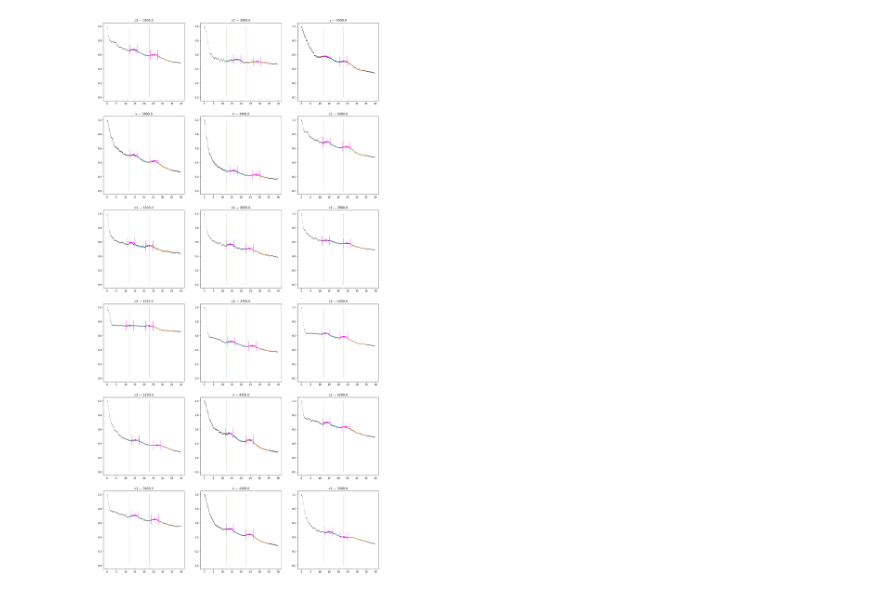
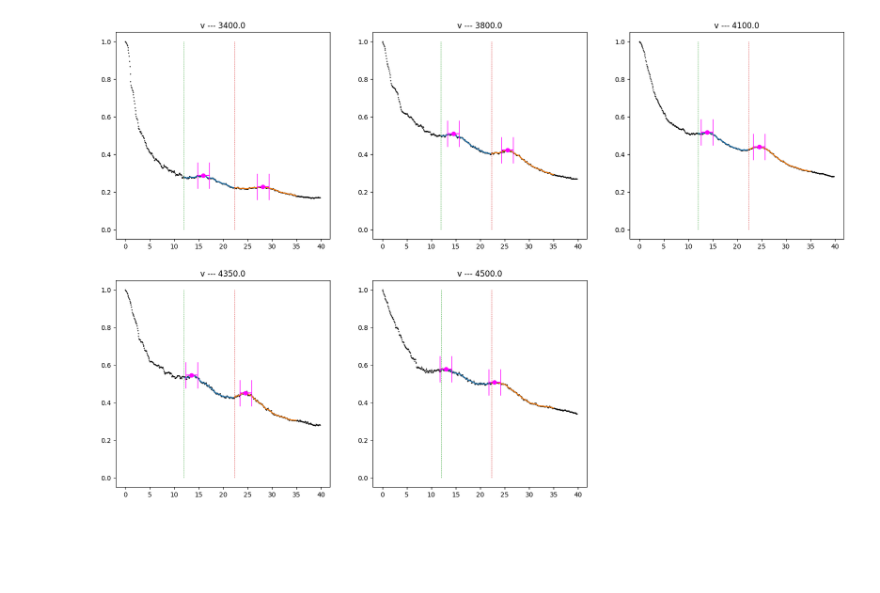
Before and after one commit to carmelo-palazzo/Analisi_Dati_DOP, a Jupyter notebook: codice_chenka_2.ipynb, the cells around one changed output. Drawn from its saved outputs; the diff is of its cells as text; code cells hidden in the pictures; blank space fills up the shorter version.

```diff
--- a/codice_chenka_2.ipynb
+++ b/codice_chenka_2.ipynb
@@ -9,7 +9,7 @@ import matplotlib.image as mpimg
 import os
 # %%
 #DEFINIZIONI
-percorso="/Users/carmelo/Desktop/Università/III ANNO/Lab di Fisica Moderna/Esperienze/Dualismo_Onda-Particella/Analisi_Dati/immagini/"
+percorso="C:/Users/vince/Desktop/esperienza_laboratorio_DOP/immagini/"
 # %%
 #DEFINIZIONE FUNZIONE ANALISI
 
@@ -87,13 +87,13 @@ def analisi(nome_file):
     somma_fold=somma_dx+somma_sx
     somma_fold=somma_fold/max(somma_fold)
 
-    #plot del risultato
+    '''    #plot del risultato
     plt.title(voltaggio_text+' Volt ---'+' Set '+set_text)
     plt.plot(R_Mesh[:R_centro], somma_fold)
-    plt.ylim(0,1)
+    plt.ylim(0,1)'''
 
 
-    return R_Mesh[:R_centro], somma_fold, voltaggio, set_text, pixel_in_mm
+    return R_Mesh[:R_centro], somma_fold, voltaggio, set_text, pixel_in_mm, cut_matrice_bn, R_centro, C_centro
 
 #RITORNA TUTTO QUELLO CHE SERVE PER PLOTTARE
 # %%
@@ -104,7 +104,7 @@ risultati={}
 for nome_file in os.listdir(percorso):
     risultati[nome_file]={}
 
-    x, y, v, s, c = analisi(nome_file)
+    x, y, v, s, c, M, RC, CC = analisi(nome_file)
 
     risultati[nome_file]['R_Mesh']=x
     risultati[nome_file]['Fold']=y
@@ -112,5 +112,13 @@ for nome_file in os.listdir(percorso):
     risultati[nome_file]['Set']=s
     risultati[nome_file]['Pixel_in_mm']=c
 
-    plt.show()
+    risultati[nome_file]['Matrice']=M
+    risultati[nome_file]['Riga_Centro']=RC
+    risultati[nome_file]['Colonna_Centro']=CC
+
+    if s=='v':
+        plt.title(str(v)+' Volt ---'+' Set '+s)
+        plt.plot(x, y)
+        plt.ylim(0,1)
+        plt.show()
 # %% [output]
@@ -173,63 +203,63 @@ def media_mobile_conv(y, finestra):
 # %%
 #LOCALIZZAZIONE GRAFICA DEI MASSIMI
 
 #DEFINIZIONI ARBITRARIE (GRAFICHE):
 i=0
 retta_1=12
-retta_2=22.7
-err=2
+retta_2=22.3
+err=1.2
 
 #apertura figura
 plt.figure(figsize=(20,40), dpi=100)
 
 #ciclo for su tutti i dati
 for file in risultati:
+        if risultati[file]['Set']=='v':
+                #trimming dei dati e conversione delle x in mm
+                x=risultati[file]['R_Mesh'][:-2]
+                x=x*risultati[file]['Pixel_in_mm']
+                y=risultati[file]['Fold'][:-2]
+                #array di y passato sotto la media mobile
+                y_med=media_mobile_conv(y, 9)
 
-    #trimming dei dati e conversione delle x in mm
-    x=risultati[file]['R_Mesh'][:-2]
-    x=x*risultati[file]['Pixel_in_mm']
-    y=risultati[file]['Fold'][:-2]
-    #array di y passato sotto la media mobile
-    y_med=media_mobile_conv(y, 9)
+                #fette di dati tra le rette di soglia definite arbitrariamente
+                cut_1_x, cut_1_y = taglia_dati(x, y_med, retta_1, retta_2)
+                cut_2_x, cut_2_y = taglia_dati(x, y_med, retta_2, 35)
 
-    #fette di dati tra le rette di soglia definite arbitrariamente
-    cut_1_x, cut_1_y = taglia_dati(x, y_med, retta_1, retta_2)
-    cut_2_x, cut_2_y = taglia_dati(x, y_med, retta_2, 35)
+                #immagine
+                plt.subplot(6,3,i+1)
+                plt.title(risultati[file]['Set']+' --- '+str(risultati[file]['Voltaggio']))
 
-    #immagine
-    plt.subplot(6,3,i+1)
-    plt.title(risultati[file]['Set']+' --- '+str(risultati[file]['Voltaggio']))
+                #dati originari
+                plt.scatter(x,
+                        y,
+                        s=.5,
+                        c='black')
 
-    #dati originari
-    plt.scatter(x,
-                y,
-                s=.5,
-                c='black')
+                #fette di dati passate sotto media mobile
+                plt.plot(cut_1_x, cut_1_y)
+                plt.plot(cut_2_x, cut_2_y)
 
-    #fette di dati passate sotto media mobile
-    plt.plot(cut_1_x, cut_1_y)
-    plt.plot(cut_2_x, cut_2_y)
+                #indici dei massimi locali all'interno delle fette
+                max_1=np.argmax(cut_1_y)
+                max_2=np.argmax(cut_2_y)
 
-    #indici dei massimi locali all'interno delle fette
-    max_1=np.argmax(cut_1_y)
-    max_2=np.argmax(cut_2_y)
+                #inserimento dei massimi
+                plt.errorbar(cut_1_x[max_1], cut_1_y[max_1],xerr=err, c='magenta', capsize=20, marker='o')
+                plt.errorbar(cut_2_x[max_2], cut_2_y[max_2],xerr=err, c='magenta', capsize=20, marker='o')
 
-    #inserimento dei massimi
-    plt.errorbar(cut_1_x[max_1], cut_1_y[max_1],xerr=err, c='magenta', capsize=20, marker='o')
-    plt.errorbar(cut_2_x[max_2], cut_2_y[max_2],xerr=err, c='magenta', capsize=20, marker='o')
+                #plot delle rette
+                plt.plot((retta_1,retta_1), (0,1), ls='--', linewidth=0.5)
+                plt.plot((retta_2,retta_2), (0,1), ls='--', linewidth=0.5)
 
-    #plot delle rette
-    plt.plot((retta_1,retta_1), (0,1), ls='--', linewidth=0.5)
-    plt.plot((retta_2,retta_2), (0,1), ls='--', linewidth=0.5)
+                #carica i due massimi nel dizionario di dizionari
+                risultati[file]['R10']=cut_1_x[max_1]
+                risultati[file]['R11']=cut_2_x[max_2]
 
-    #carica i due massimi nel dizionario di dizionari
-    risultati[file]['R10']=cut_1_x[max_1]
-    risultati[file]['R11']=cut_2_x[max_2]
-
-    #i++
-    i+=1
+                #i++
+                i+=1
 # %% [output]
-[figure, old version]
+[figure, new version]
 # %%
 #PLOT ESEMPLIFICATIVO PER UN FILE
 file='4100_v.jpeg'
```
Also changed, not shown: parts of 8 cells of this notebook.
